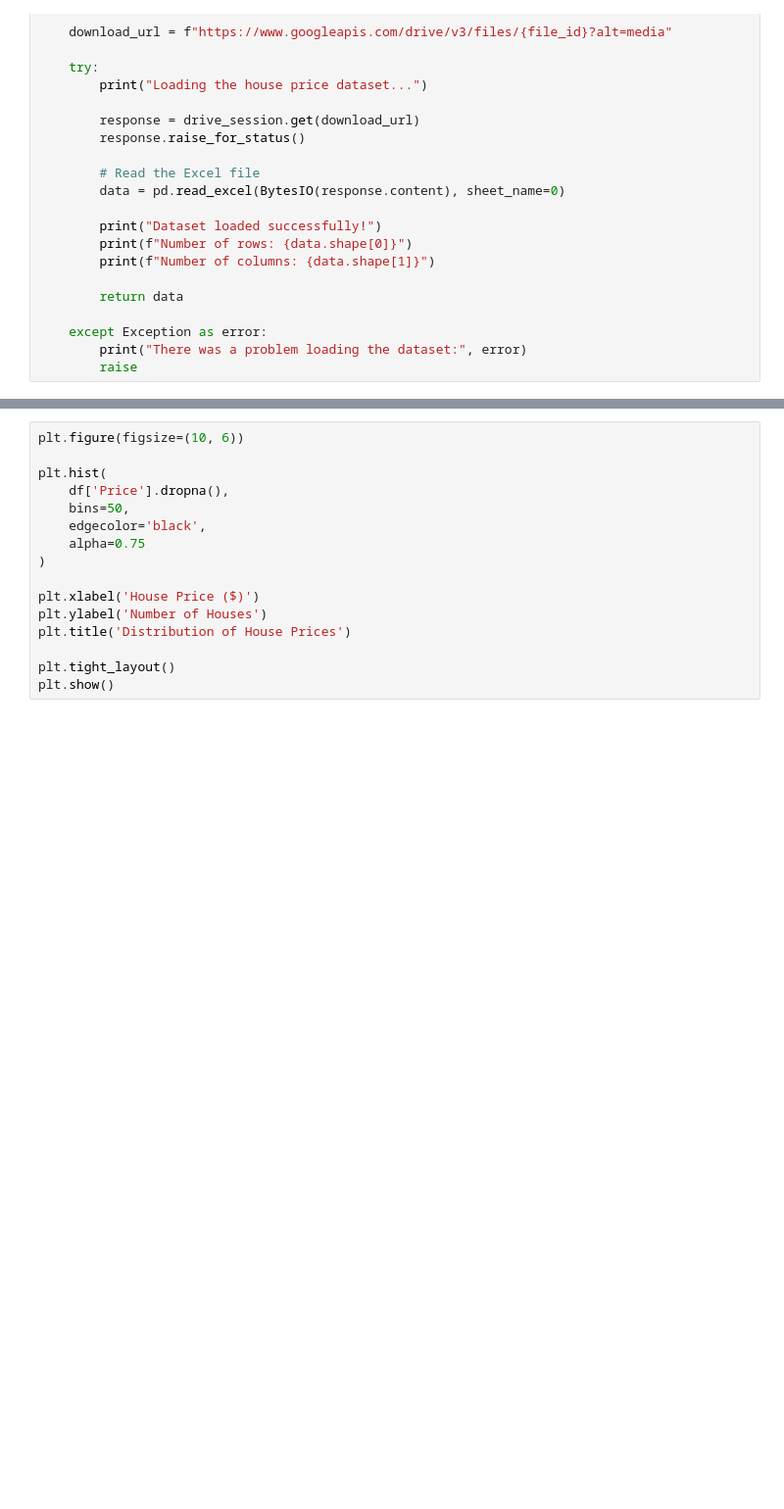
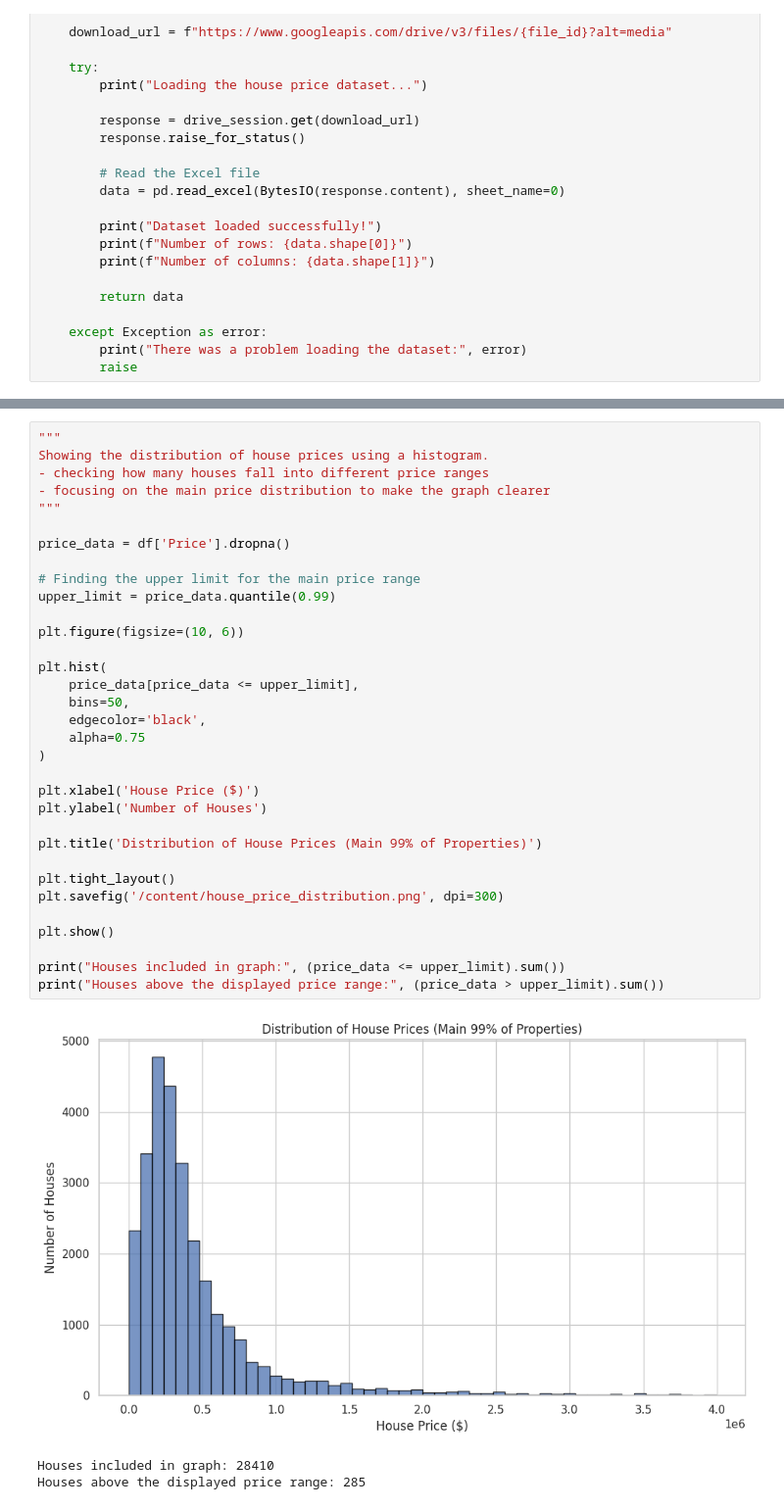
Before and after one commit to Kathir-20/Introduction-to-AI-Module-Electronics-and-Computer-Engineering---2026-2027, a Jupyter notebook: AS1 - CSY 2082.ipynb, the cells around one changed output, grey strips where cells are left out. Shown at 98% size. Saved outputs shown, nothing was run; the diff lists cells and outputs as text; blank space fills up the shorter version.

```diff
--- a/AS1 - CSY 2082.ipynb
+++ b/AS1 - CSY 2082.ipynb
@@ -131,16 +205,37 @@ plt.show()
-# %%
-plt.figure(figsize=(10, 6))
-
-plt.hist(
-    df['Price'].dropna(),
-    bins=50,
-    edgecolor='black',
-    alpha=0.75
-)
-
-plt.xlabel('House Price ($)')
-plt.ylabel('Number of Houses')
-plt.title('Distribution of House Prices')
-
-plt.tight_layout()
-plt.show()
+# %%
+"""
+Showing the distribution of house prices using a histogram.
+- checking how many houses fall into different price ranges
+- focusing on the main price distribution to make the graph clearer
+"""
+
+price_data = df['Price'].dropna()
+
+# Finding the upper limit for the main price range
+upper_limit = price_data.quantile(0.99)
+
+plt.figure(figsize=(10, 6))
+
+plt.hist(
+    price_data[price_data <= upper_limit],
+    bins=50,
+    edgecolor='black',
+    alpha=0.75
+)
+
+plt.xlabel('House Price ($)')
+plt.ylabel('Number of Houses')
+
+plt.title('Distribution of House Prices (Main 99% of Properties)')
+
+plt.tight_layout()
+plt.savefig('/content/house_price_distribution.png', dpi=300)
+
+plt.show()
+
+print("Houses included in graph:", (price_data <= upper_limit).sum())
+print("Houses above the displayed price range:", (price_data > upper_limit).sum())
+# %% [output]
+[figure, added]
+Houses included in graph: 28410
+Houses above the displayed price range: 285
```
Also changed, not shown: parts of 34 cells of this notebook.
